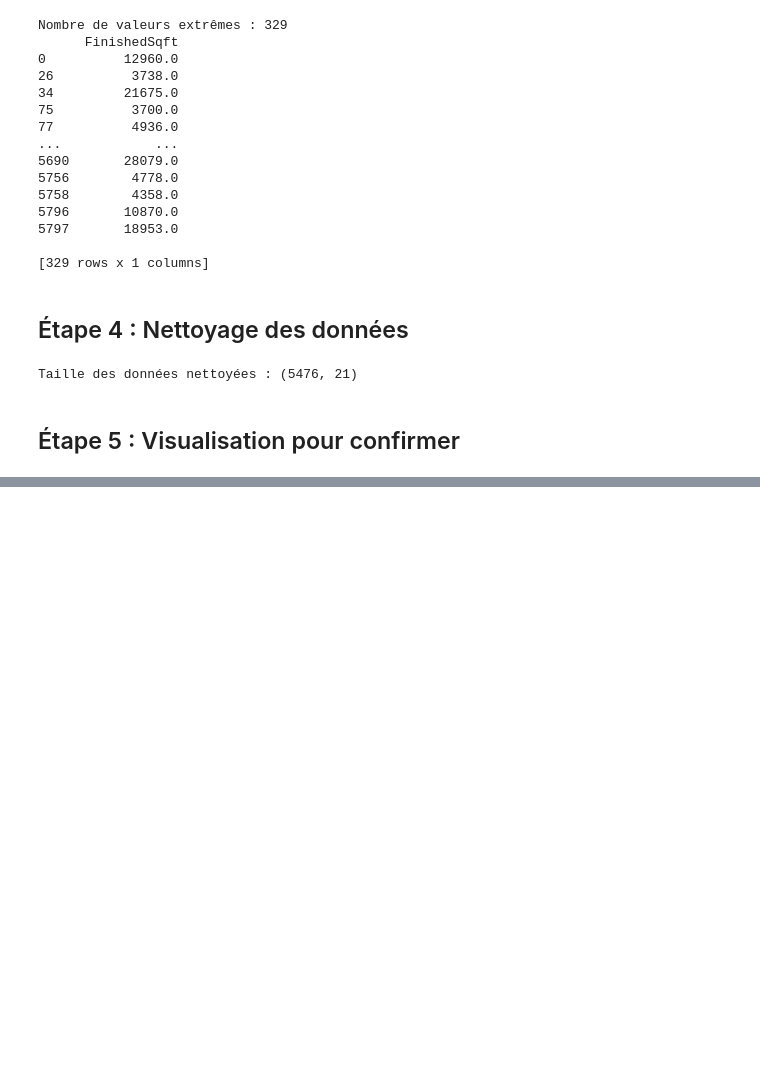
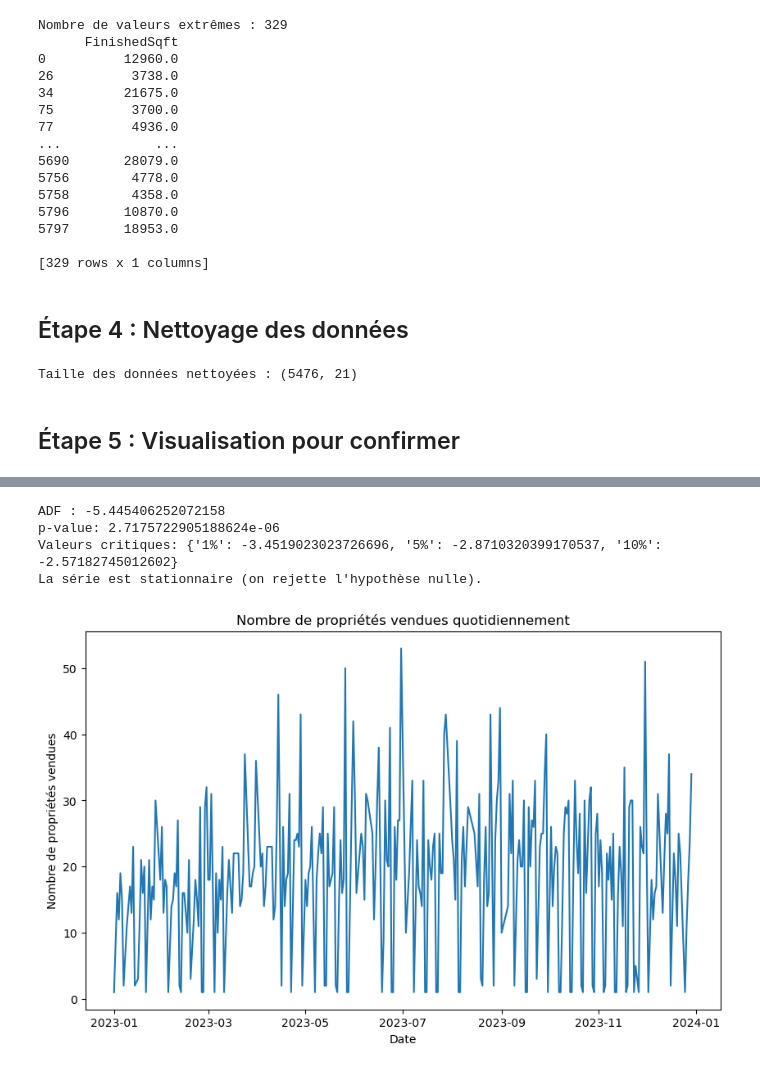
Before and after one commit to syphaxlch/Data_Science_Analysis_Milwaukee, a Jupyter notebook: source.ipynb, the cells around one changed output, grey strips where cells are left out. Saved outputs shown, nothing was run; the diff lists cells and outputs as text; code cells hidden in the pictures; blank space fills up the shorter version.

```diff
--- a/source.ipynb
+++ b/source.ipynb
@@ -89,0 +273,32 @@ plt.show()
+# %%
+# Assurez-vous d'utiliser .loc pour éviter le SettingWithCopyWarning
+df_cleaned.loc[:, 'Sale_date'] = pd.to_datetime(df_cleaned['Sale_date'])
+
+# Calcul du nombre de propriétés vendues quotidiennement
+daily_sales = df_cleaned.groupby(df_cleaned['Sale_date'].dt.date).size()
+
+adf_result = adfuller(daily_sales)
+
+# Affichage des résultats du test ADF
+print(f"ADF : {adf_result[0]}")
+print(f"p-value: {adf_result[1]}")
+print(f"Valeurs critiques: {adf_result[4]}")
+
+# Interprétation du test
+if adf_result[1] < 0.05:
+    print("La série est stationnaire (on rejette l'hypothèse nulle).")
+else:
+    print("La série n'est pas stationnaire (on ne rejette pas l'hypothèse nulle).")
+
+# Visualisation de la série
+plt.figure(figsize=(10, 6))
+daily_sales.plot(title='Nombre de propriétés vendues quotidiennement')
+plt.xlabel('Date')
+plt.ylabel('Nombre de propriétés vendues')
+plt.show()
+# %% [output]
+ADF : -5.445406252072158
+p-value: 2.7175722905188624e-06
+Valeurs critiques: {'1%': -3.4519023023726696, '5%': -2.8710320399170537, '10%': -2.57182745012602}
+La série est stationnaire (on rejette l'hypothèse nulle).
+[figure, added]
```
Also changed, not shown: parts of 22 cells of this notebook.
